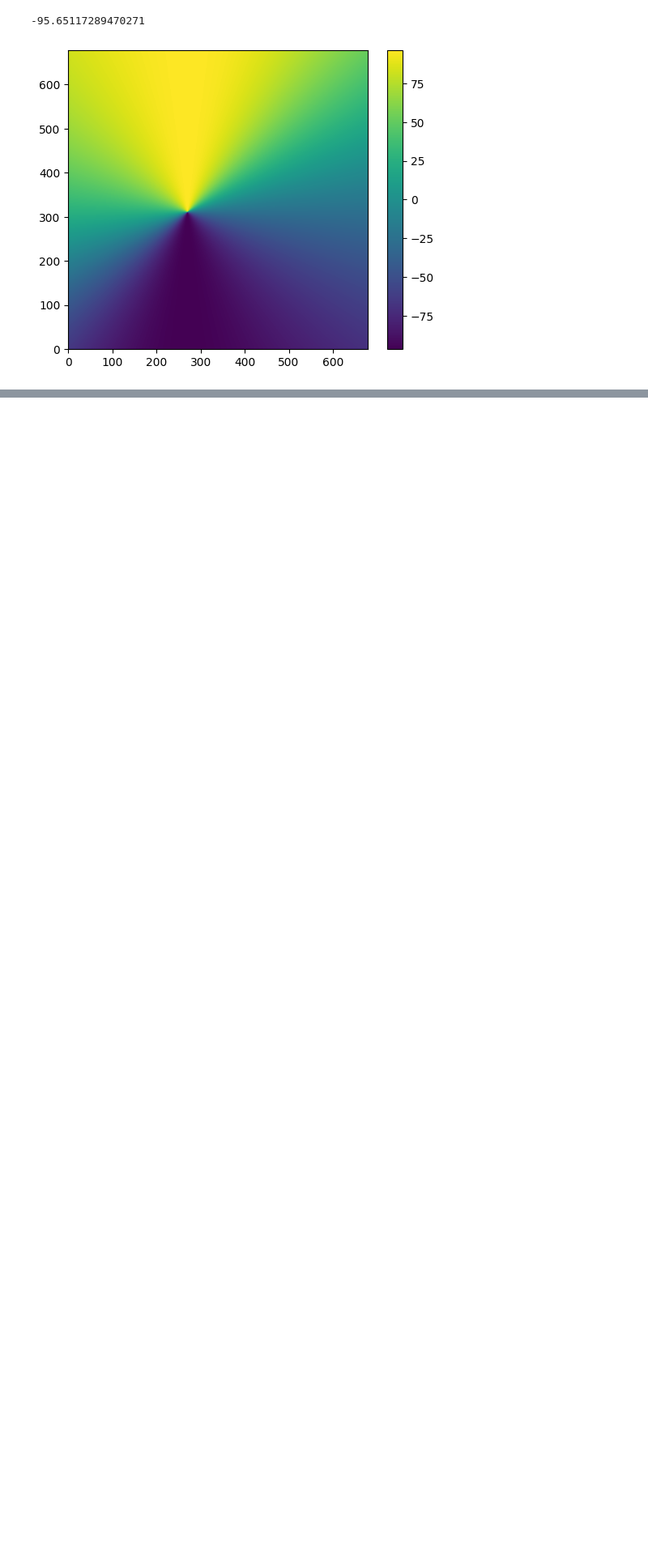
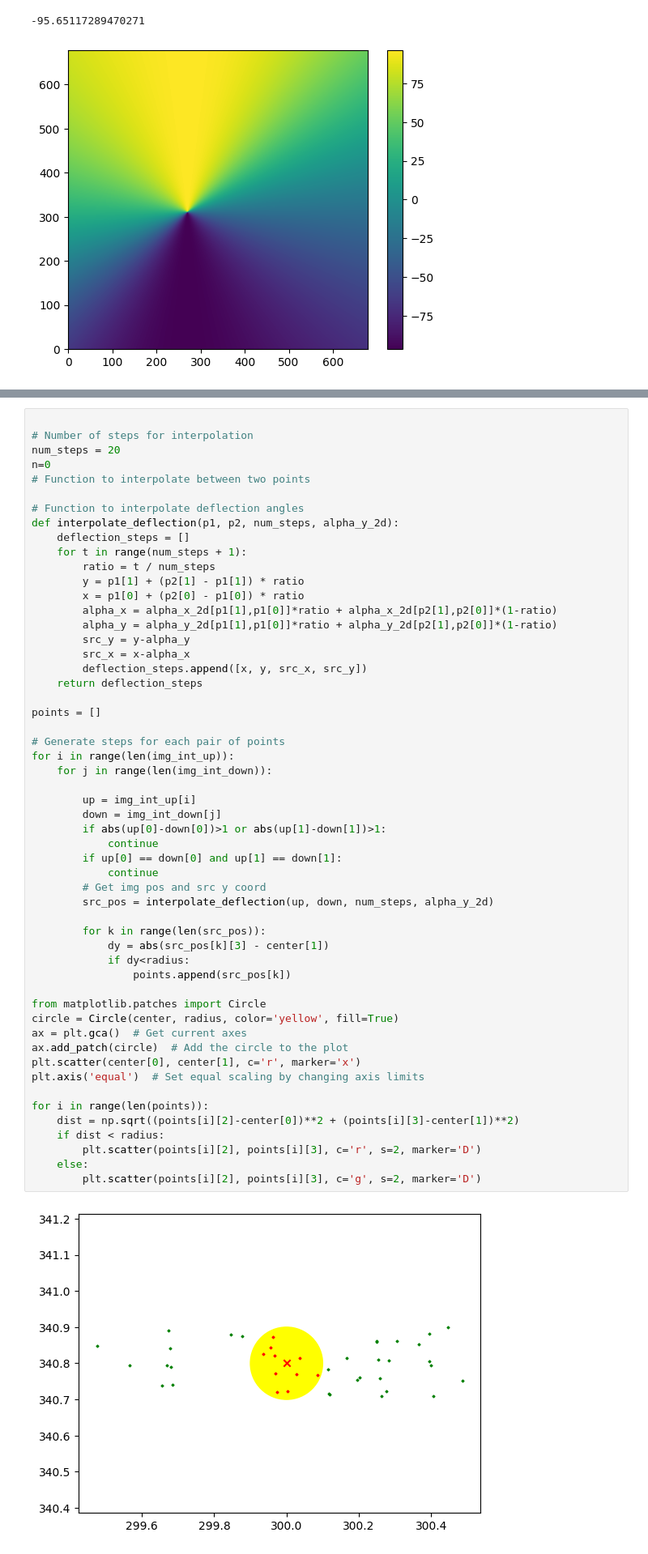
Before and after one commit to diceandcats/SURE-GW-lensing, a Jupyter notebook: Real stuffs/subpixel.ipynb, the cells around one changed output, grey strips where cells are left out. Shown at 81% size. Saved outputs shown, nothing was run; the diff lists cells and outputs as text; blank space fills up the shorter version.

```diff
--- a/Real stuffs/subpixel.ipynb
+++ b/Real stuffs/subpixel.ipynb
@@ -133,0 +193,56 @@ for i in range(len(points)):
+# %%
+
+# Number of steps for interpolation
+num_steps = 20
+n=0
+# Function to interpolate between two points
+
+# Function to interpolate deflection angles
+def interpolate_deflection(p1, p2, num_steps, alpha_y_2d):
+    deflection_steps = []
+    for t in range(num_steps + 1):
+        ratio = t / num_steps
+        y = p1[1] + (p2[1] - p1[1]) * ratio
+        x = p1[0] + (p2[0] - p1[0]) * ratio
+        alpha_x = alpha_x_2d[p1[1],p1[0]]*ratio + alpha_x_2d[p2[1],p2[0]]*(1-ratio)
+        alpha_y = alpha_y_2d[p1[1],p1[0]]*ratio + alpha_y_2d[p2[1],p2[0]]*(1-ratio)
+        src_y = y-alpha_y
+        src_x = x-alpha_x
+        deflection_steps.append([x, y, src_x, src_y])
+    return deflection_steps
+
+points = []
+
+# Generate steps for each pair of points
+for i in range(len(img_int_up)):
+    for j in range(len(img_int_down)):
+
+        up = img_int_up[i]
+        down = img_int_down[j]
+        if abs(up[0]-down[0])>1 or abs(up[1]-down[1])>1:
+            continue
+        if up[0] == down[0] and up[1] == down[1]:
+            continue
+        # Get img pos and src y coord
+        src_pos = interpolate_deflection(up, down, num_steps, alpha_y_2d)
+
+        for k in range(len(src_pos)):
+            dy = abs(src_pos[k][3] - center[1])
+            if dy<radius:
+                points.append(src_pos[k])
+
+from matplotlib.patches import Circle
+circle = Circle(center, radius, color='yellow', fill=True)
+ax = plt.gca()  # Get current axes
+ax.add_patch(circle)  # Add the circle to the plot
+plt.scatter(center[0], center[1], c='r', marker='x')
+plt.axis('equal')  # Set equal scaling by changing axis limits
+
+for i in range(len(points)):
+    dist = np.sqrt((points[i][2]-center[0])**2 + (points[i][3]-center[1])**2)
+    if dist < radius:
+        plt.scatter(points[i][2], points[i][3], c='r', s=2, marker='D')
+    else:
+        plt.scatter(points[i][2], points[i][3], c='g', s=2, marker='D')
+# %% [output]
+[figure, added]
```
Also changed, not shown: parts of 5 cells of this notebook.
